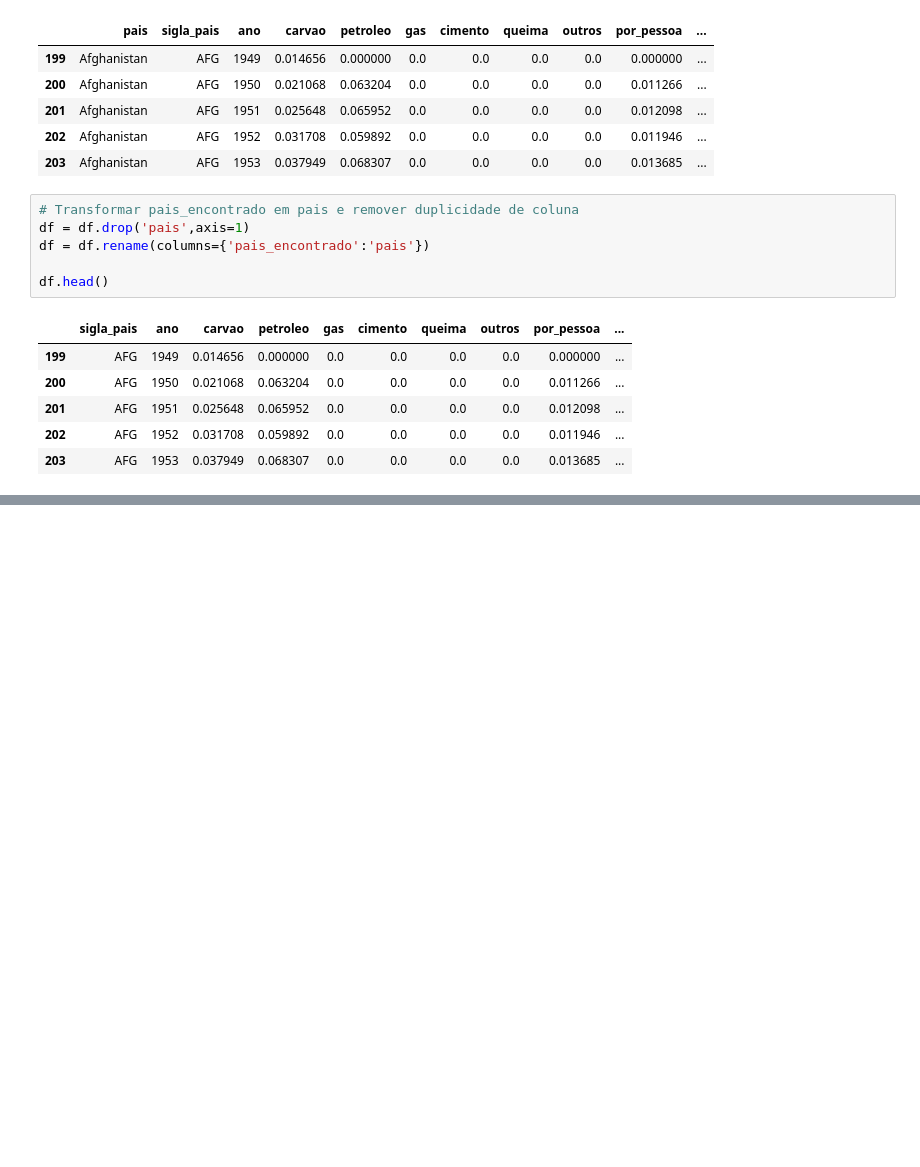
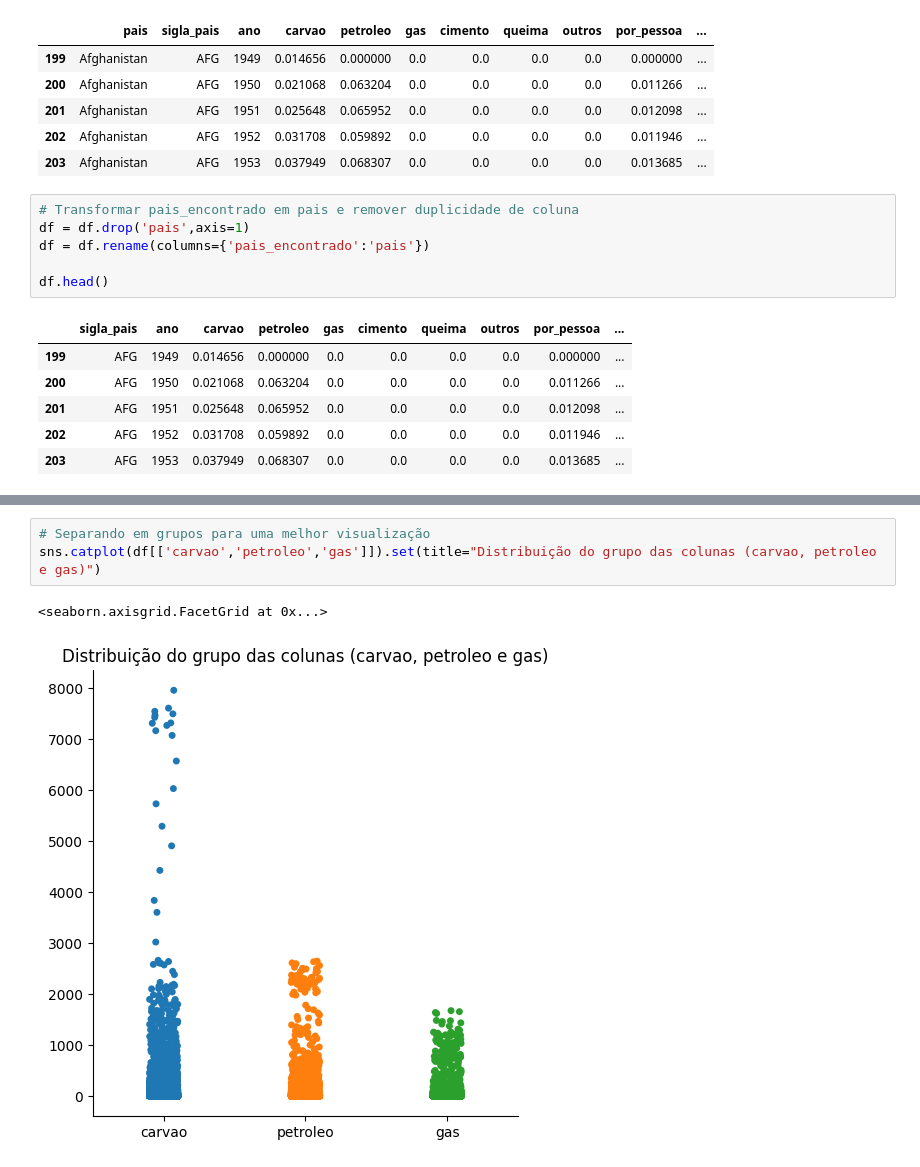
Before and after one commit to Patrick-Setubal/Data_Science_Analytics, a Jupyter notebook: puc/sprint1/sprint1.ipynb, the cells around one changed output, grey strips where cells are left out. Saved outputs shown, nothing was run; the diff lists cells and outputs as text; blank space fills up the shorter version.

```diff
--- a/puc/sprint1/sprint1.ipynb
+++ b/puc/sprint1/sprint1.ipynb
@@ -530,0 +547,6 @@ df.head()
+# %%
+# Separando em grupos para uma melhor visualização
+sns.catplot(df[['carvao','petroleo','gas']]).set(title="Distribuição do grupo das colunas (carvao, petroleo e gas)")
+# %% [output]
+<seaborn.axisgrid.FacetGrid at 0x...>
+[figure, added]
```
Also changed, not shown: parts of 18 cells of this notebook.
